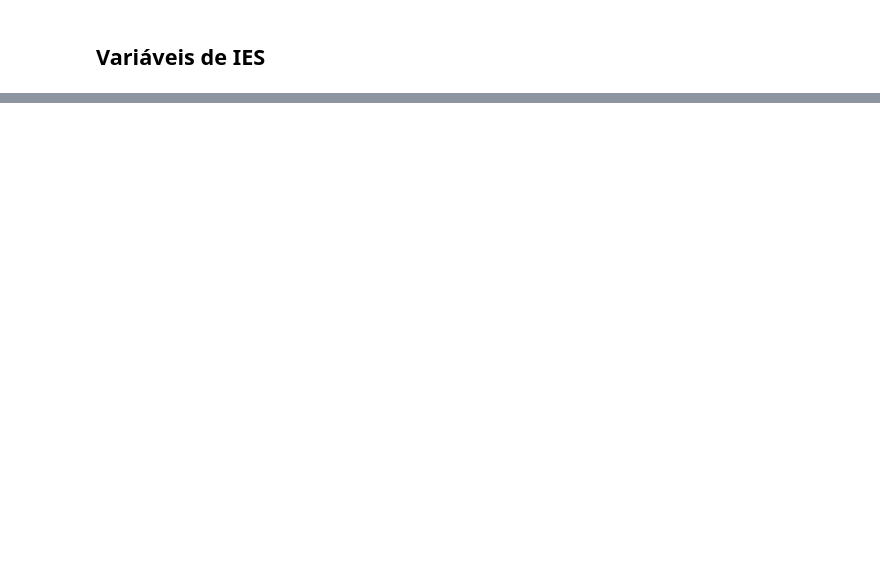
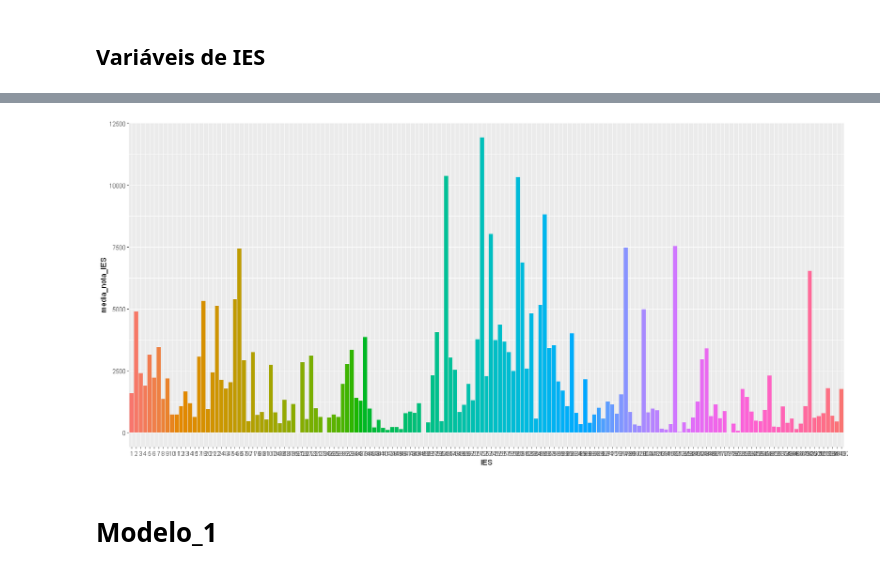
Before and after one commit to emariot/econometria, a Jupyter notebook: funcao_desempenho_exogeneidade .ipynb, the cells around one changed output, grey strips where cells are left out. Cells and saved outputs as stored; diff of their text form; code cells hidden in the pictures; blank space fills up the shorter version.

```diff
--- a/funcao_desempenho_exogeneidade .ipynb
+++ b/funcao_desempenho_exogeneidade .ipynb
@@ -73,0 +190,19 @@ Warning message in max(ids, na.rm = TRUE):
+# %%
+median_metodologia = tapply(df_1$metodologia, df_1$IES, median, na.rm=TRUE)
+median_ensino = tapply(df_1$ensino, df_1$IES, median, na.rm=TRUE)
+median_coordenacao = tapply(df_1$coordenacao, df_1$IES, median, na.rm=TRUE)
+median_extensao = tapply(df_1$extensao, df_1$IES, median, na.rm=TRUE)
+median_estrutura = tapply(df_1$estrutura, df_1$IES, median, na.rm=TRUE)
+# %%
+IES = as.factor(c(1,2,3,4,5,6,7,8,9,10,11,12,13,14,15,17,19,20,21,22,24,43,47,54,56,57,60,71,76,80,81,107,124,150,163,
+167,195,197,203,207,213,221,227,234,266,295,298,316,322,338,344,367,374,385,403,404,410,417,426,449,456,
+461,473,482,494,496,508,527,528,532,546,547,548,549,555,569,570,571,572,573,574,575,576,577,578,579,580,
+581,582,583,584,585,586,587,591,595,596,605,609,634,665,666,668,669,688,692,694,715,719,730,746,789,997,
+1028,1030,1042,1043,1126,1139,1141,1153,1161,1219,1255,1292,1386,1422,1439,1484,1493,1561,1717,1723,1772,
+1780,1838,2129,2183,2397,2408,2554,2564,2591,2950,3151,3172,3649,3849,3966,4017,4504,4925,5322,15001,
+15015,15059,15121, 18440, 18492))
+# %%
+df_2 <- data.frame(IES,median_metodologia,median_ensino, median_coordenacao, median_extensao,median_estrutura)
+# %%
+df = merge(df_1, df_2, all = T)
+dim(df)
@@ -73,0 +223,5 @@ Warning message in max(ids, na.rm = TRUE):
+# %%
+ggplot(df, aes(x = IES, y = media_nota_IES)) +
+geom_bar(aes(fill = IES), stat = "identity") +
+guides(fill=FALSE)
+# %% [output]
@@ -73,0 +230,3 @@ Warning message in max(ids, na.rm = TRUE):
+[figure, added]
+# %% [markdown]
+# Modelo_1
```
Also changed, not shown: parts of 29 cells of this notebook.
